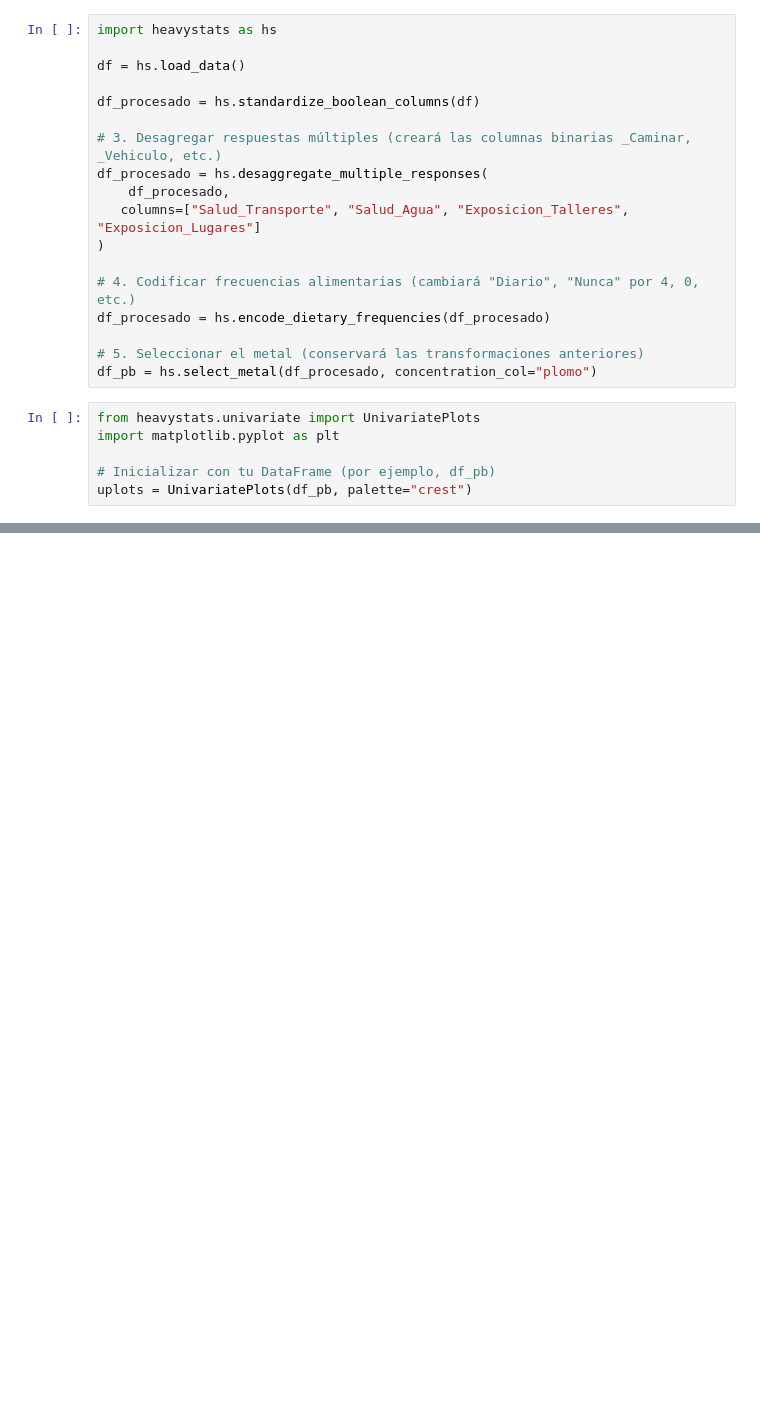
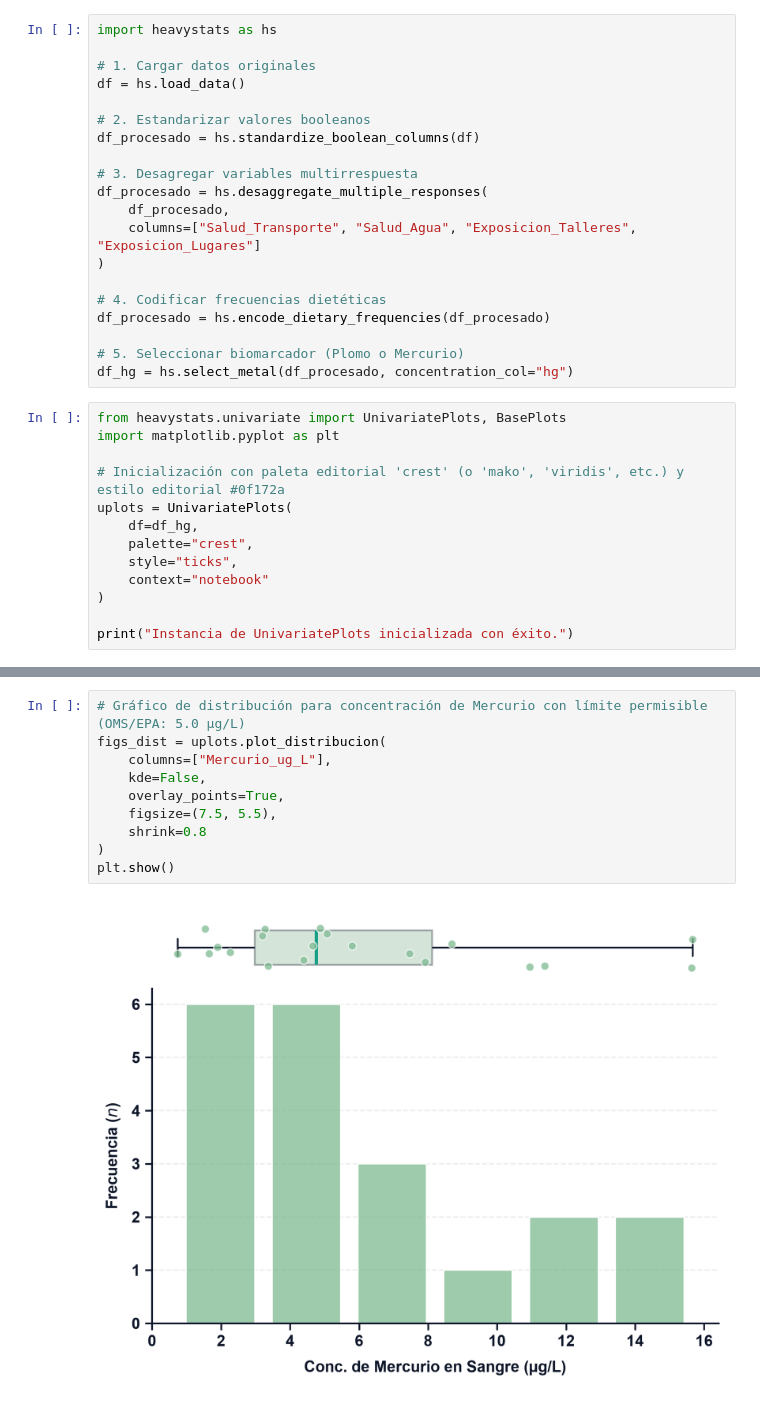
Before and after one commit to estralvarez/HeavyStats, a Jupyter notebook: notebooks/univariante/02_plots.ipynb, the cells around one changed output, grey strips where cells are left out. Saved outputs shown, nothing was run; the diff lists cells and outputs as text; blank space fills up the shorter version.

Commit message:
feat: add univariate plotting modules, analysis notebooks, and test suite

```diff
--- a/notebooks/univariante/02_plots.ipynb
+++ b/notebooks/univariante/02_plots.ipynb
@@ -1,24 +1,33 @@
 # %%
 import heavystats as hs
 
+# 1. Cargar datos originales
 df = hs.load_data()
 
+# 2. Estandarizar valores booleanos
 df_procesado = hs.standardize_boolean_columns(df)
 
-# 3. Desagregar respuestas múltiples (creará las columnas binarias _Caminar, _Vehiculo, etc.)
+# 3. Desagregar variables multirrespuesta
 df_procesado = hs.desaggregate_multiple_responses(
     df_procesado,
-   columns=["Salud_Transporte", "Salud_Agua", "Exposicion_Talleres", "Exposicion_Lugares"]
+    columns=["Salud_Transporte", "Salud_Agua", "Exposicion_Talleres", "Exposicion_Lugares"]
 )
 
-# 4. Codificar frecuencias alimentarias (cambiará "Diario", "Nunca" por 4, 0, etc.)
+# 4. Codificar frecuencias dietéticas
 df_procesado = hs.encode_dietary_frequencies(df_procesado)
 
-# 5. Seleccionar el metal (conservará las transformaciones anteriores)
-df_pb = hs.select_metal(df_procesado, concentration_col="plomo")
+# 5. Seleccionar biomarcador (Plomo o Mercurio)
+df_hg = hs.select_metal(df_procesado, concentration_col="hg")
 # %%
-from heavystats.univariate import UnivariatePlots
+from heavystats.univariate import UnivariatePlots, BasePlots
 import matplotlib.pyplot as plt
 
-# Inicializar con tu DataFrame (por ejemplo, df_pb)
-uplots = UnivariatePlots(df_pb, palette="crest")
+# Inicialización con paleta editorial 'crest' (o 'mako', 'viridis', etc.) y estilo editorial #0f172a
+uplots = UnivariatePlots(
+    df=df_hg,
+    palette="crest",
+    style="ticks",
+    context="notebook"
+)
+
+print("Instancia de UnivariatePlots inicializada con éxito.")
@@ -72,0 +36,12 @@ plt.tight_layout();
+# %%
+# Gráfico de distribución para concentración de Mercurio con límite permisible (OMS/EPA: 5.0 µg/L)
+figs_dist = uplots.plot_distribucion(
+    columns=["Mercurio_ug_L"],
+    kde=False,
+    overlay_points=True,
+    figsize=(7.5, 5.5),
+    shrink=0.8
+)
+plt.show()
+# %% [output]
+[figure, added]
```
Also changed, not shown: parts of 17 cells of this notebook, 16 other files.
